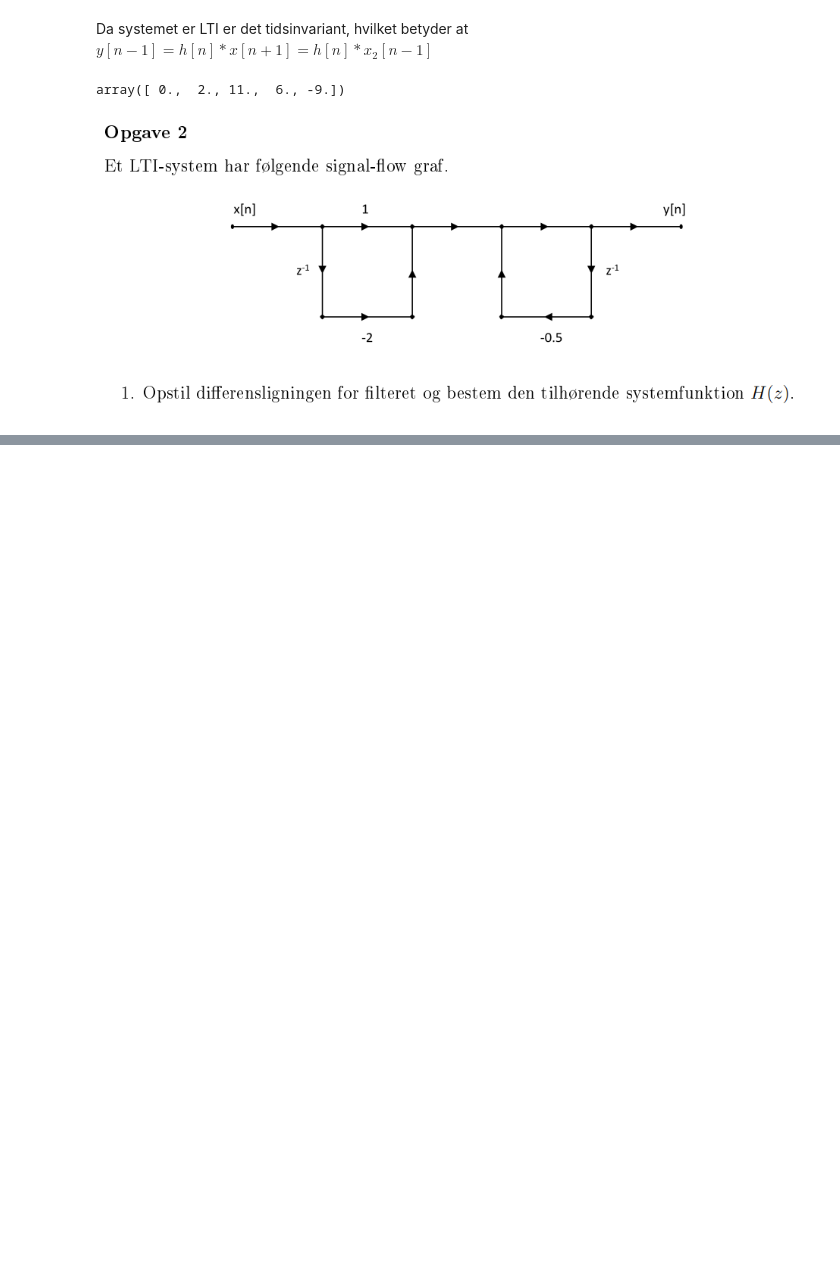
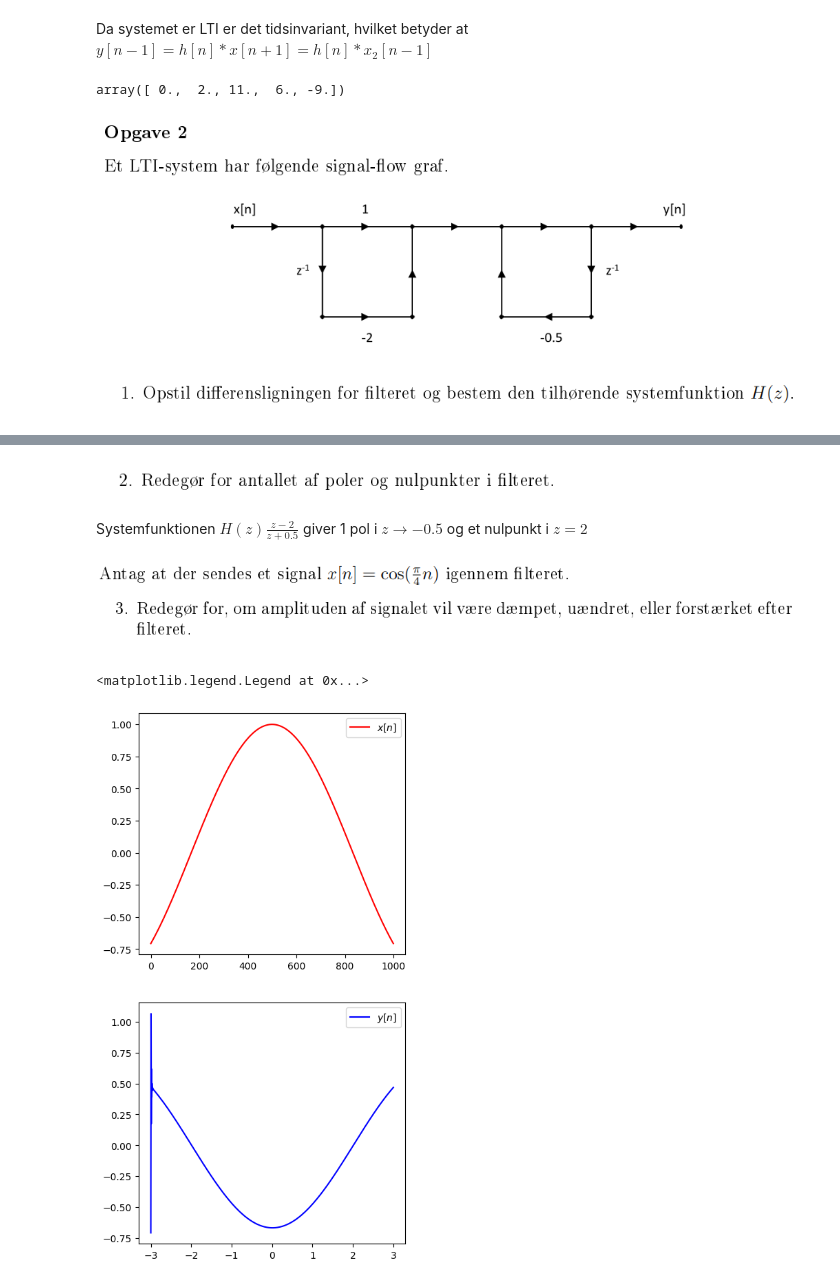
Before and after one commit to Teun0n/DTSP_notes, a Jupyter notebook: 2022_eksamen.ipynb, the cells around one changed output, grey strips where cells are left out. Cells and saved outputs as stored; diff of their text form; code cells hidden in the pictures; blank space fills up the shorter version.

```diff
--- a/2022_eksamen.ipynb
+++ b/2022_eksamen.ipynb
@@ -52 +61,25 @@ array([ 0.,  2., 11.,  6., -9.])
+# %% [markdown]
+![image.png](attachment:image.png)
+# %% [markdown]
+Systemfunktionen $H(z)\frac{z-2}{z+0.5}$ giver 1 pol i $z\rightarrow -0.5$ og et nulpunkt i $z=2$
+# %% [markdown]
+![image.png](attachment:image.png)
+# %%
+def x(n):
+    return np.cos(np.pi*0.25*n)
+sig=np.zeros(50)
+for i in range(50):
+    sig[i]=x(i)
+n=np.linspace(-3,3,1000)
+b=np.array([1.,-2])
+a=np.array([1,0.5])
+y=signal.lfilter(b,a,x(n))
+fig,ax=plt.subplots(nrows=2,ncols=1,figsize=(5,10))
+ax[0].plot(x(n),'r',label="$x[n]$")
+ax[0].legend()
+ax[1].plot(n,y,'b',label="$y[n]$")
+ax[1].legend()
+# %% [output]
+<matplotlib.legend.Legend at 0x...>
+[figure, added]
 # %% [markdown]
```
Also changed, not shown: parts of 11 cells of this notebook, 2 other files.
